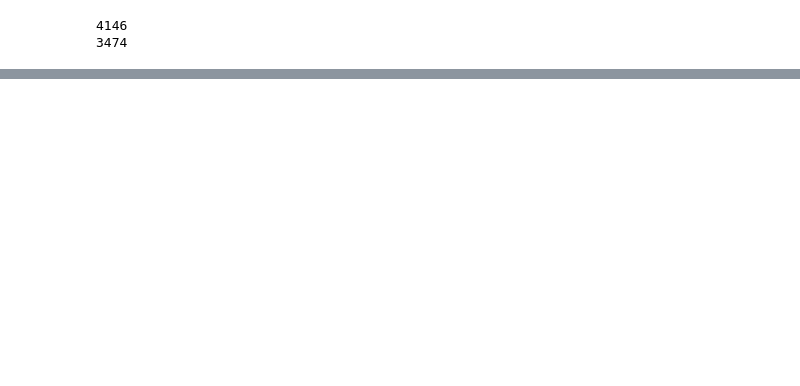
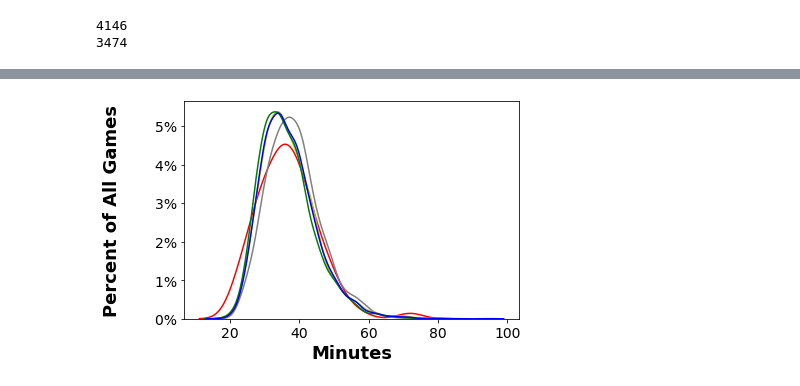
Before and after one commit to mozarik/Praktikum5-Fungsional, a Jupyter notebook: analysis.ipynb, the cells around one changed output, grey strips where cells are left out. Saved outputs shown, nothing was run; the diff lists cells and outputs as text; code cells hidden in the pictures; blank space fills up the shorter version.

```diff
--- a/analysis.ipynb
+++ b/analysis.ipynb
@@ -210,0 +395,22 @@ plt.show()
+# %%
+# Distribusi Kemenangan dari waktu ke waktu
+# 4 Distribution Plot across Years
+p4 = plt.subplot()
+sns.distplot((df['gamelength'][df['Year']==2014]), hist=False, color='r', label='2014')
+sns.distplot((df['gamelength'][df['Year']==2015]), hist=False, color='grey', label='2015')
+sns.distplot((df['gamelength'][df['Year']==2016]), hist=False, color='y', label='2016')
+sns.distplot((df['gamelength'][df['Year']==2017]), hist=False, color='g', label='2017')
+sns.distplot((df['gamelength']), hist=False, color='b', label='All Years')
+# Formatting
+yvals = p4.get_yticks()
+p4.set_yticklabels(['{:3.0f}%'.format(y*100) for y in yvals])
+plt.yticks(fontsize=14)
+plt.xticks(fontsize=14)
+plt.ylabel('Percent of All Games\n', fontsize=18, fontweight='bold')
+plt.xlabel('Minutes', fontsize = 18, fontweight = 'bold')
+
+# Show everything
+# plt.tight_layout()
+plt.show()
+# %% [output]
+[figure, added]
```
Also changed, not shown: parts of 25 cells of this notebook.
